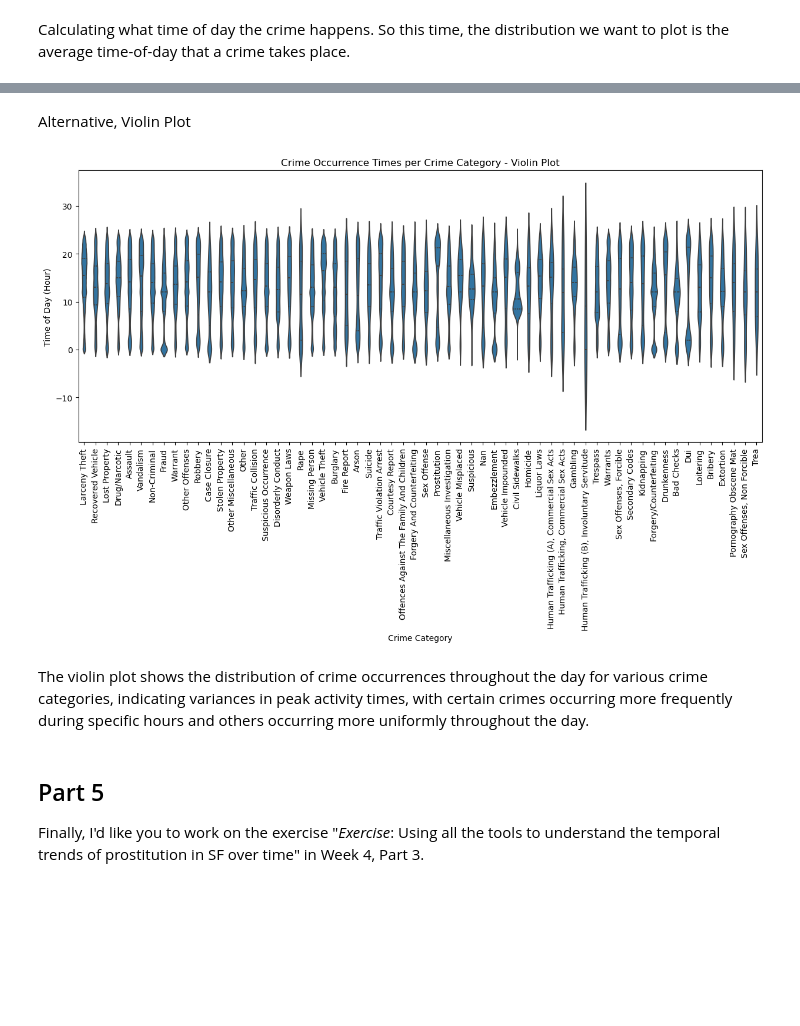
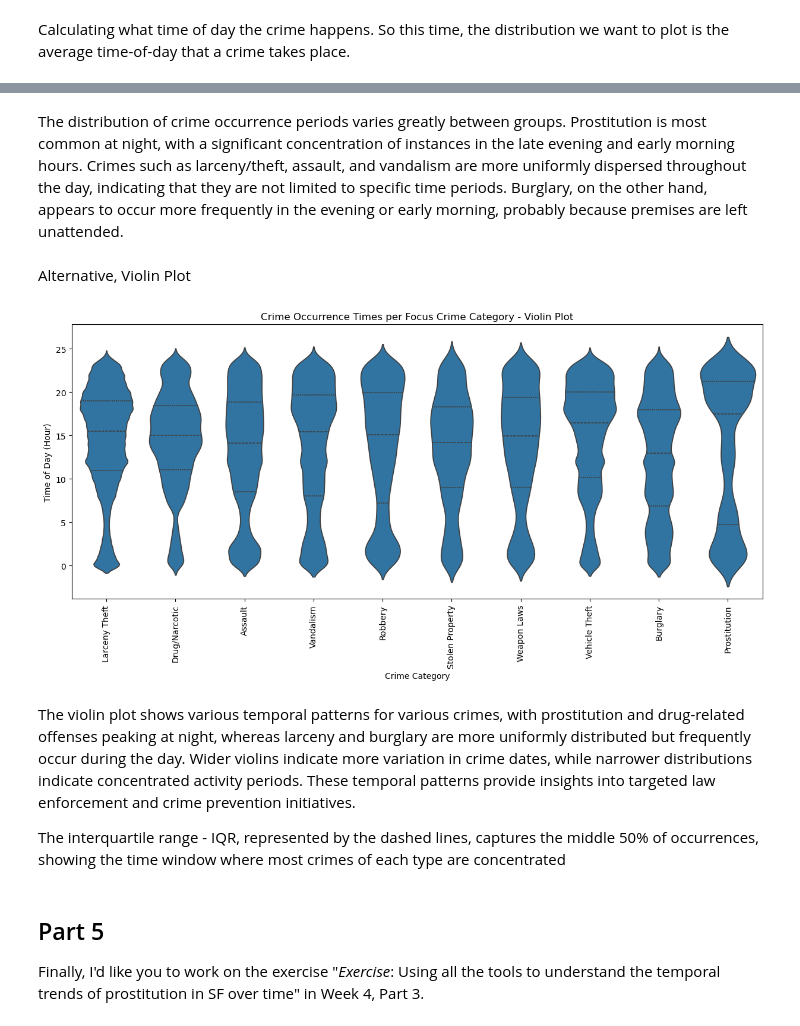
Before and after one commit to ThomasRoennebek/Social_data-analysis_and_visualization, a Jupyter notebook: Assignment 1/Assignment1_Solved.ipynb, the cells around one changed output, grey strips where cells are left out. Drawn from its saved outputs; the diff is of its cells as text; code cells hidden in the pictures; blank space fills up the shorter version.

```diff
--- a/Assignment 1/Assignment1_Solved.ipynb
+++ b/Assignment 1/Assignment1_Solved.ipynb
@@ -606,17 +603,37 @@ Example: Fraud or White-Collar Crimes might have occasional incidents at night,
+# %% [markdown]
+The distribution of crime occurrence periods varies greatly between groups.  Prostitution is most common at night, with a significant concentration of instances in the late evening and early morning hours.  Crimes such as larceny/theft, assault, and vandalism are more uniformly dispersed throughout the day, indicating that they are not limited to specific time periods.  Burglary, on the other hand, appears to occur more frequently in the evening or early morning, probably because premises are left unattended.
 # %% [markdown]
 Alternative, Violin Plot
 # %%
+# Remove NaNs
+df_focus = annita_df.dropna(subset=["Incident Time"])
+
+# Convert Time to Decimal Hour (HH.MM format)
+df_focus["Incident Hour Decimal"] = df_focus["Incident Time"].apply(lambda x: x.hour + x.minute / 60)
+
+# Filter only the 10 focus crimes
+df_focus = df_focus[df_focus["Incident Category"].isin(focuscrimes)]
+
+# Display the result
 plt.figure(figsize=(15, 6))
+
+# Violin plot of crime occurrence times
 sns.violinplot(data=df_focus, x="Incident Category", y="Incident Hour Decimal", inner="quartile")
+
+# Formatting
 plt.xticks(rotation=90)
 plt.xlabel("Crime Category")
 plt.ylabel("Time of Day (Hour)")
-plt.title("Crime Occurrence Times per Crime Category - Violin Plot")
+plt.title("Crime Occurrence Times per Focus Crime Category - Violin Plot")
+
+# Show plot
 plt.show()
 # %% [output]
-[figure, old version]
+[figure, new version]
-# %% [markdown]
-The violin plot shows the distribution of crime occurrences throughout the day for various crime categories, indicating variances in peak activity times, with certain crimes occurring more frequently during specific hours and others occurring more uniformly throughout the day.
+# %% [markdown]
+The violin plot shows various temporal patterns for various crimes, with prostitution and drug-related offenses peaking at night, whereas larceny and burglary are more uniformly distributed but frequently occur during the day. Wider violins indicate more variation in crime dates, while narrower distributions indicate concentrated activity periods. These temporal patterns provide insights into targeted law enforcement and crime prevention initiatives.
+
+The interquartile range - IQR, represented by the dashed lines, captures the middle 50% of occurrences, showing the time window where most crimes of each type are concentrated
 # %% [markdown]
 ## Part 5
 
```
Also changed, not shown: parts of 10 cells of this notebook.
